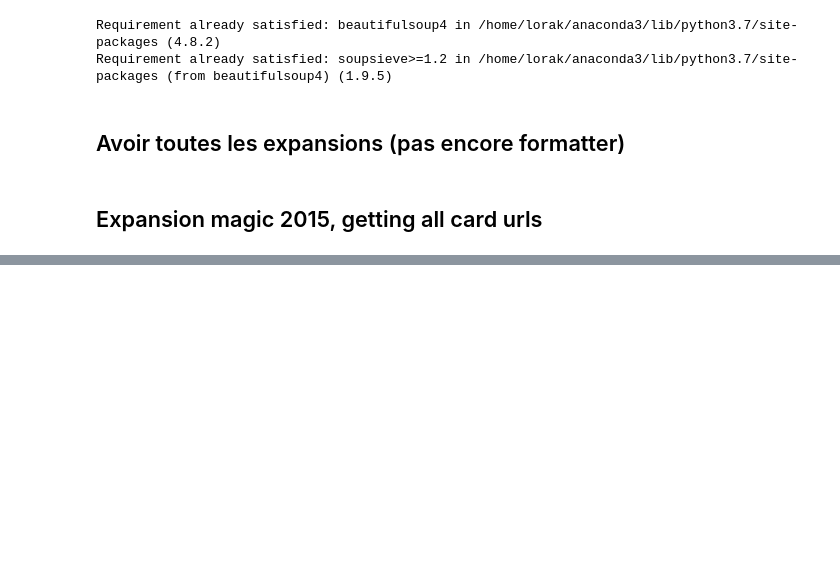
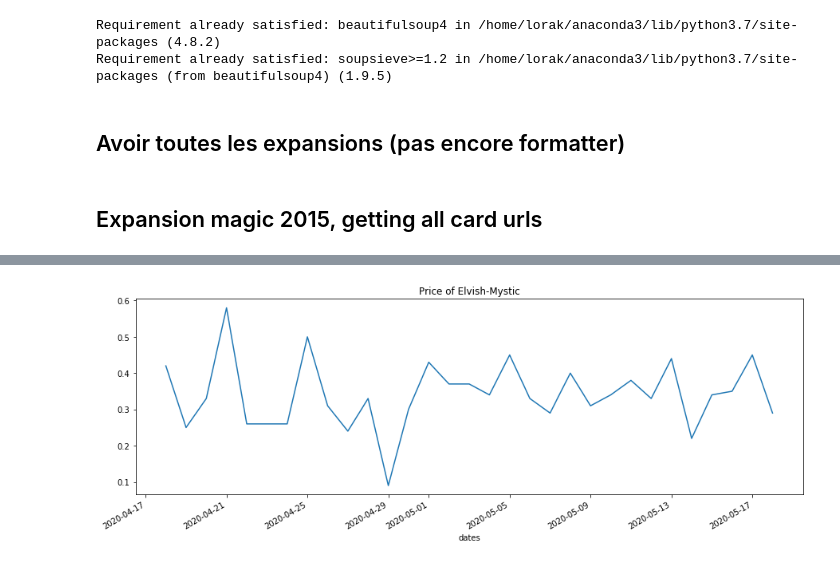
Before and after one commit to gmanderscheid/Magic-the-gathering, a Jupyter notebook: Webscraping.ipynb, the cells around one changed output, grey strips where cells are left out. Cells and saved outputs as stored; diff of their text form; code cells hidden in the pictures; blank space fills up the shorter version.

Commit message:
Updating Webdscraping file with graphs

```diff
--- a/Webscraping.ipynb
+++ b/Webscraping.ipynb
@@ -70,0 +87,5 @@ for link in list_of_links:
+# %%
+card = df.card.unique()[0]
+df[df['card'] == card].set_index('dates')['price'].plot(figsize=(15,5), title='Price of '+ card);
+# %% [output]
+[figure, added]
```
Also changed, not shown: parts of 3 cells of this notebook.
